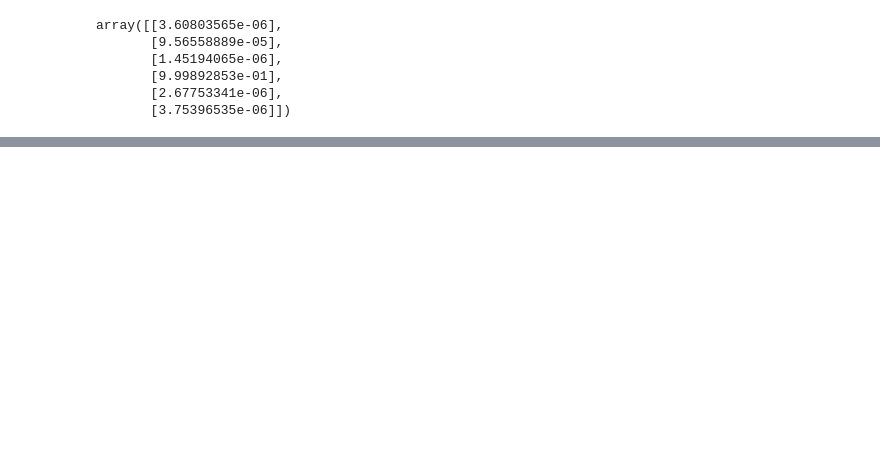
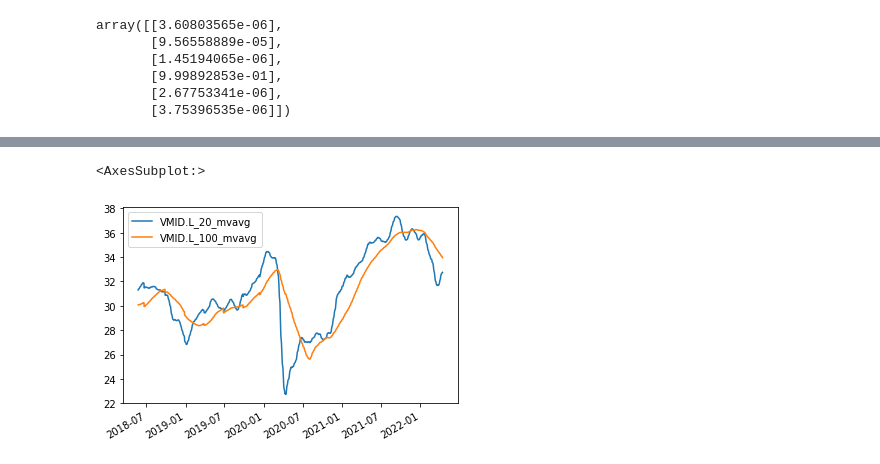
Before and after one commit to rorymcstay/investment-analysis, a Jupyter notebook: MarkowitzOptiization.ipynb, the cells around one changed output, grey strips where cells are left out. Saved outputs shown, nothing was run; the diff lists cells and outputs as text; code cells hidden in the pictures; blank space fills up the shorter version.

```diff
--- a/MarkowitzOptiization.ipynb
+++ b/MarkowitzOptiization.ipynb
@@ -171,0 +178,5 @@ Portfolio({'cash_flow': -27001.232590500014, 'starting_cash': 27000, 'portfolio_
+# %%
+perf[['VMID.L_20_mvavg', 'VMID.L_100_mvavg']].plot()
+# %% [output]
+<AxesSubplot:>
+[figure, added]
```
Also changed, not shown: parts of 6 cells of this notebook, 3 other files.
